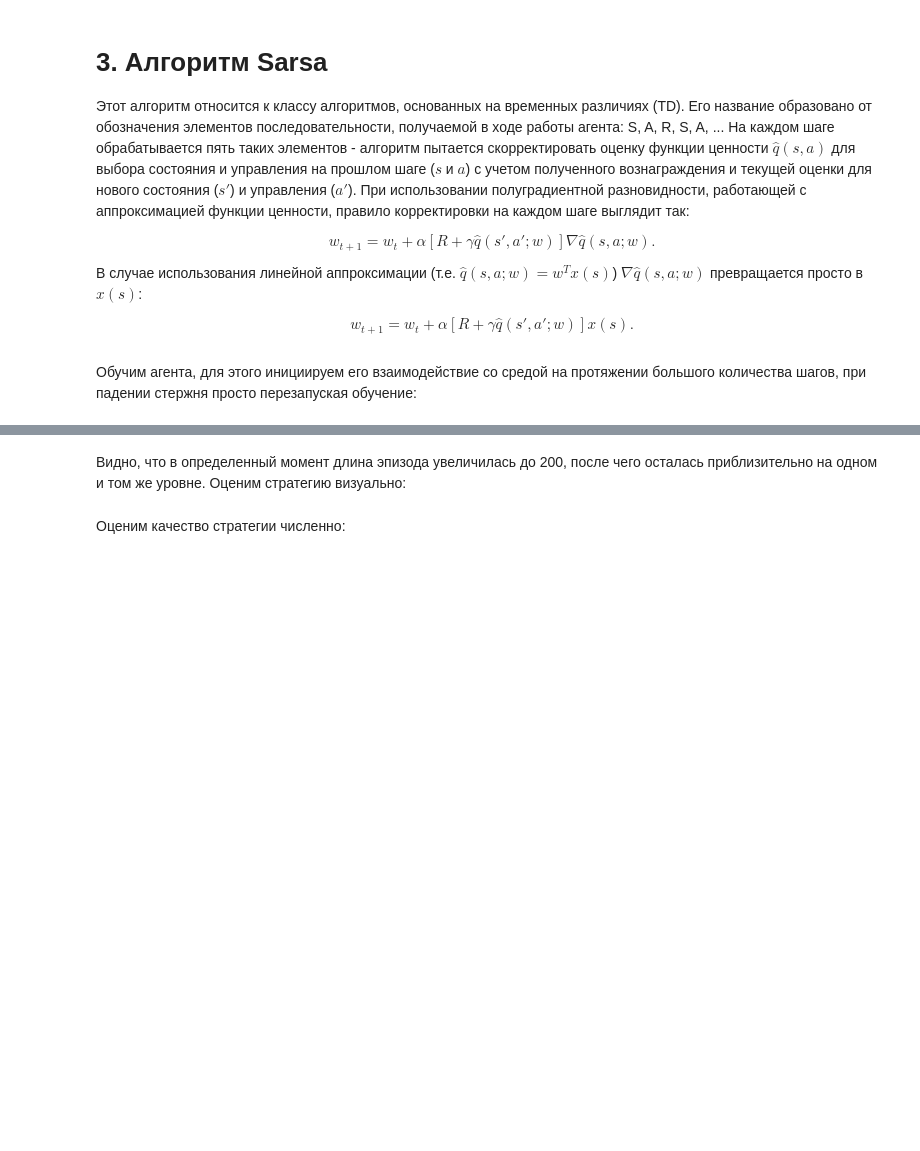
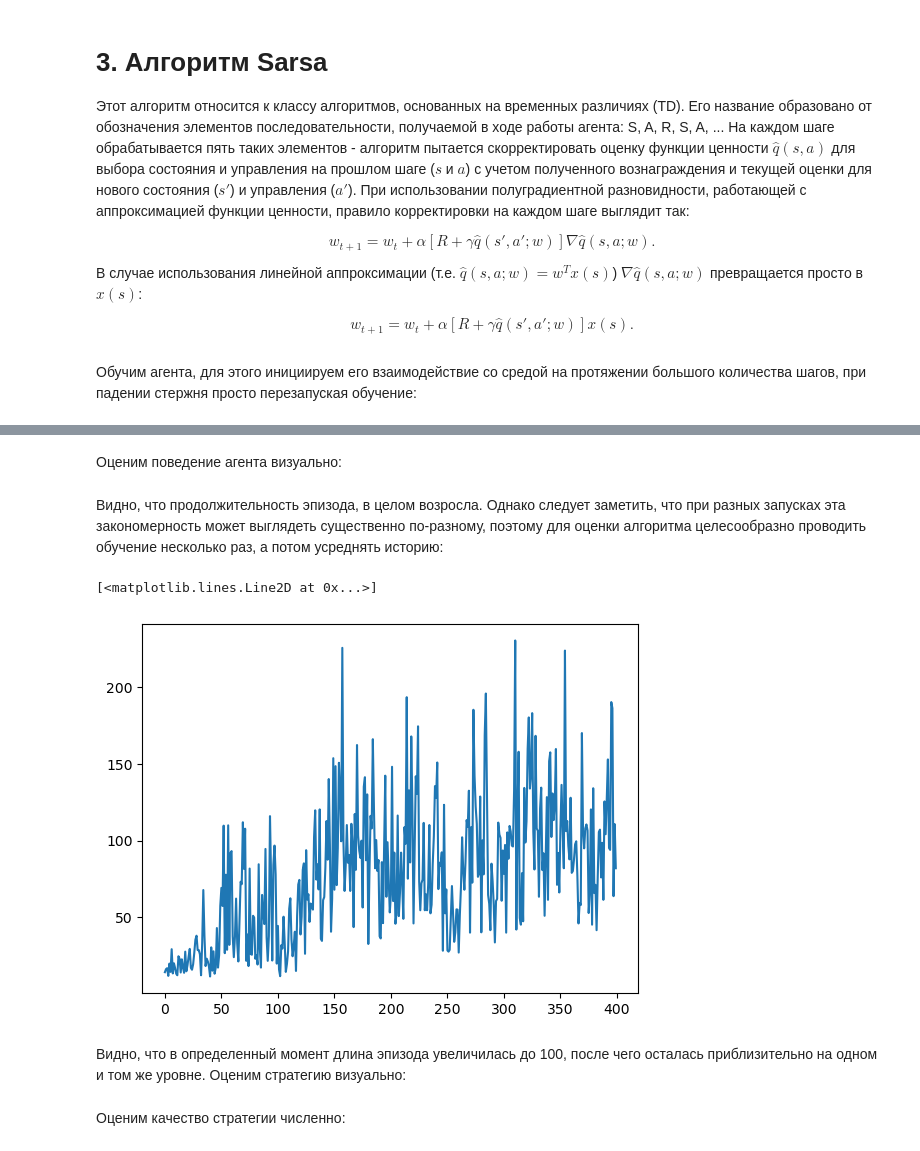
Before and after one commit to m-hatter/aim_etu_course, a Jupyter notebook: 6 - Reinforcement Learning.ipynb, the cells around one changed output, grey strips where cells are left out. Drawn from its saved outputs; the diff is of its cells as text; code cells hidden in the pictures; blank space fills up the shorter version.

```diff
--- a/6 - Reinforcement Learning.ipynb
+++ b/6 - Reinforcement Learning.ipynb
@@ -245,20 +245,0 @@ agent = CartPoleSarsaAgent(0.8)
-# %%
-env = gym.make("CartPole-v1")
-observation, info = env.reset(seed=42)
-# В этот список будем собирать длину эпизодов
-history = []
-action = agent.learn_action_first(observation)
-observation, reward, terminated, truncated, info = env.step(action)
-start = 0
-for step in range(100000):
-    action = agent.learn_action(reward, observation, terminated or truncated)
-    observation, reward, terminated, truncated, info = env.step(action)
-
-    if terminated or truncated:
-        history.append(step - start)
-        start = step
-        observation, info = env.reset()
-        action = agent.learn_action_first(observation)
-        observation, reward, terminated, truncated, info = env.step(action)
-
-env.close()
@@ -272,0 +303,2 @@ plt.plot(range(len(history)), history)
+# %% [markdown]
+Оценим поведение агента визуально:
@@ -273,5 +314,20 @@ plt.plot(range(len(history)), history)
+# %% [markdown]
+Видно, что продолжительность эпизода, в целом возросла. Однако следует заметить, что при разных запусках эта закономерность может выглядеть существенно по-разному, поэтому для оценки алгоритма целесообразно проводить обучение несколько раз, а потом усреднять историю:
+# %%
+env = gym.make("CartPole-v1")
+history = learn_multi(env,
+                      lambda : CartPoleSarsaAgent(0.8),
+                      400,   # Длительность каждого прогона (в эпизодах)
+                      5      # Количество прогонов
+                     )
+env.close()
+# %%
+plt.plot(range(len(history[0])), np.mean(history, axis=0))
+# %% [output]
+[<matplotlib.lines.Line2D at 0x...>]
+[figure, added]
 # %% [markdown]
-Видно, что в определенный момент длина эпизода увеличилась до 200, после чего осталась приблизительно на одном и том же уровне. Оценим стратегию визуально:
+Видно, что в определенный момент длина эпизода увеличилась до 100, после чего осталась приблизительно на одном и том же уровне. Оценим стратегию визуально:
 # %%
 env = gym.make("CartPole-v1", render_mode="human")
 observation, info = env.reset()
```
Also changed, not shown: parts of 14 cells of this notebook.
